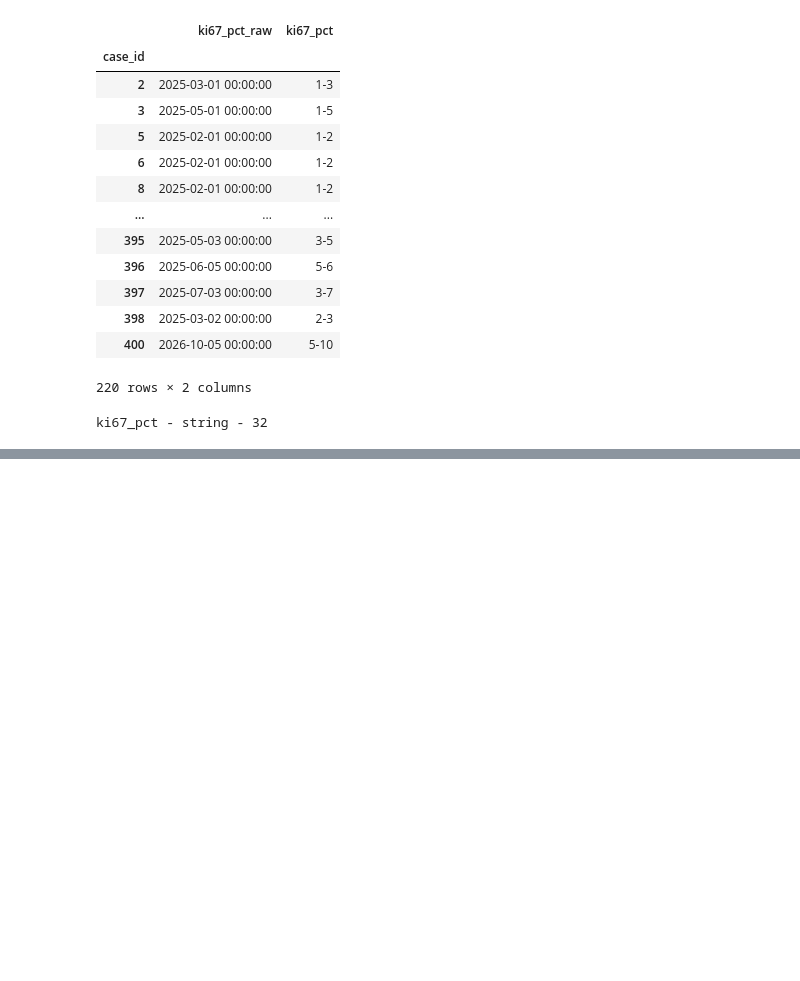
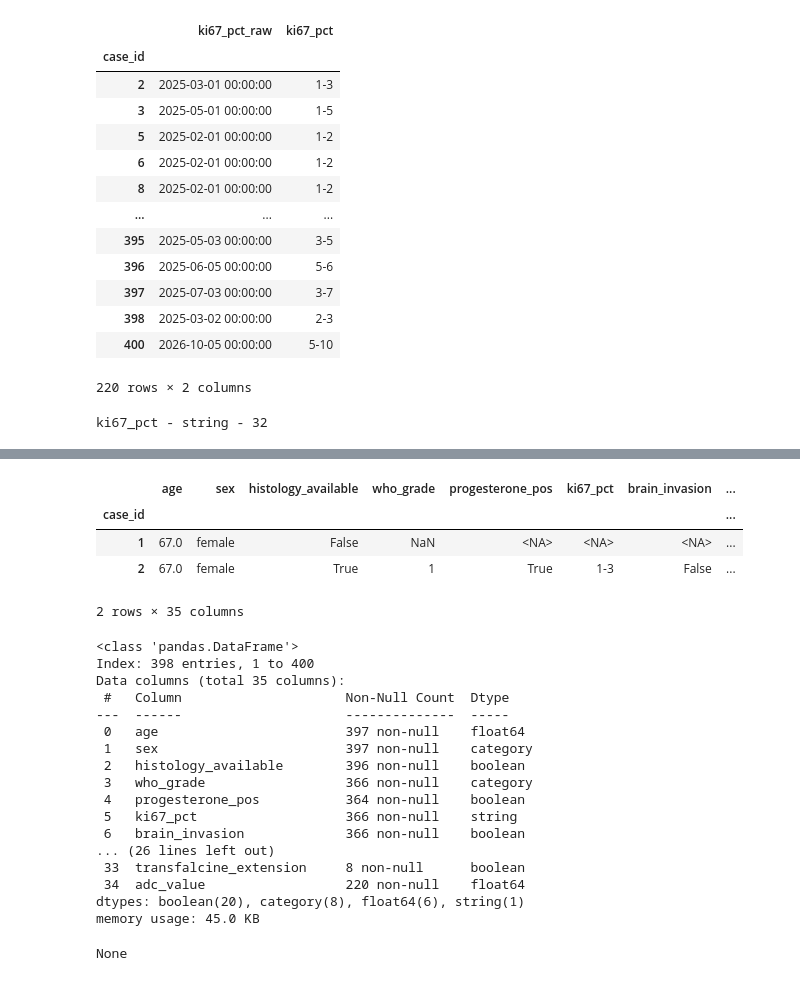
Before and after one commit to DrAndrushka/meningioma-atypier, a Jupyter notebook: meningioma_test_track.ipynb, the cells around one changed output, grey strips where cells are left out. Cells and saved outputs as stored; diff of their text form; code cells hidden in the pictures; blank space fills up the shorter version.

```diff
--- a/meningioma_test_track.ipynb
+++ b/meningioma_test_track.ipynb
@@ -57,22 +58,22 @@ COLUMN_RENAME_MAP = {
 
     "MRI izmeklējuma datums": "mri_date",
     "Puse, 1 - labā\n2 - kreisā\n3 - viduslīnija": "side",
-    "Lokalizācija: skull base / non–skull base, 0 - non-skull base\n1 - skull base": "skull_base",
+    "Lokalizācija: skull base / non–skull base, 0 - non-skull base\n1 - skull base": "tumor_location",
     "Cik meningiomas?": "meningioma_count",
 
     "Max diametrs, skaitlis,cm": "max_diameter_cm",
     "Tilpums": "tumor_volume",
     "Pamatmodalitāte analīzei, 0 - MRI\n1 - CT\n3 - MRI+CT": "base_modality",
     "K/v i/v, 0 - nav\n1 - ir": "iv_contrast",
-    "0 - primārs\n1 - recidīvs": "primary_vs_recurrent",
+    "0 - primārs\n1 - recidīvs": "tumor_episode",
 
-    "Audzēja robeža, 1 = gluda, \n2 = neregulāra": "tumor_margin_reg_vs_nonreg",
+    "Audzēja robeža, 1 = gluda, \n2 = neregulāra": "tumor_margin",
     "Dural tail sign, 0 - nav\n1 - ir": "dural_tail",
     "Gredzenveida kontrastēšanās (tumor capsular enhancement), 0 - nav\n1 - ir": "capsular_enhancement",
     "Kontrastēšanās veids, 0 - homogēna\n1 - heterogēna": "heterogeneous_enhancement",
 
     "Perifokāla tūska, 0 - nav\n1 - ir": "perifocal_edema",
-    "Perifokālas tūskas tilpums, cm2": "edema_volume_cm2",
+    "Perifokālas tūskas tilpums, cm2": "edema_volume_cm3",
     "Masas efekts, 0 - nav\n1 - ir": "mass_effect",
 
     "Audzēja kalcifikācija, 0 - nav\n1 - ir": "calcification",
@@ -123,11 +124,11 @@ def fix_sigita_to_numeric(x):
     return x
 
 really_numeric = ['age', 'sex', 'histology_available', 'who_grade', 'progesterone_pos',
-       'brain_invasion', 'hist_necrosis', 'side', 'skull_base',
+       'brain_invasion', 'hist_necrosis', 'side', 'tumor_location',
        'meningioma_count', 'max_diameter_cm', 'tumor_volume', 'base_modality',
-       'iv_contrast', 'primary_vs_recurrent', 'tumor_margin_reg_vs_nonreg',
+       'iv_contrast', 'tumor_episode', 'tumor_margin',
        'dural_tail', 'capsular_enhancement', 'heterogeneous_enhancement',
-       'perifocal_edema', 'edema_volume_cm2', 'mass_effect', 'calcification',
+       'perifocal_edema', 'edema_volume_cm3', 'mass_effect', 'calcification',
        'cystic_component', 'necrosis', 'hemorrhage', 'hyperostosis',
        'cortical_destruction', 'dwi_hyperintensity', 't2_hyperintensity',
        't1_hypointensity', 'sinus_invasion', 'transfalcine_extension',
@@ -346,16 +329,27 @@ hemorrhage - float64 - values:3
 # %%
-#🟧🟧🟧 Value Renaming
+#🟧🟧🟧 Boolean - Value Renaming and Dtyping
+bool_cols = [
+    'histology_available', 'progesterone_pos',
+    'brain_invasion', 'hist_necrosis',
+    'iv_contrast', 'dural_tail', 'capsular_enhancement', 'heterogeneous_enhancement',
+    'perifocal_edema', 'mass_effect', 'calcification',
+    'cystic_component', 'necrosis', 'hemorrhage', 'hyperostosis',
+    'cortical_destruction', 'dwi_hyperintensity', 't2_hyperintensity',
+    't1_hypointensity', 'transfalcine_extension',]
+
+for col in bool_cols: print(f"{col} - {df[col].dtype} - values:{df[col].nunique()}")
+
 df.histology_available = df.histology_available.replace(2, pd.NA)
-df.skull_base = df.skull_base.replace(2, pd.NA)
-df.primary_vs_recurrent = df.primary_vs_recurrent.replace(2, pd.NA)
-df.primary_vs_recurrent = df.primary_vs_recurrent.replace('multiplas', pd.NA)
-df.tumor_margin_reg_vs_nonreg = df.tumor_margin_reg_vs_nonreg.replace(0, pd.NA).replace(1, 0).replace(2, 1)
 df.hemorrhage = df.hemorrhage.replace(2, pd.NA)
 df.progesterone_pos = df.progesterone_pos.replace(2, pd.NA)
 
 #⏹️⏹️⏹️ VIEWER
 display(df.head(2))
-for col in df.columns:
-    if col not in {"age", "who_grade", "adc_value", "ki67_pct", "tumor_volume", "edema_volume_cm2", "sinus_invasion", "max_diameter_cm", "meningioma_count", "side", "base_modality"}:
-        assert df[col].nunique() <= 2
+for col in bool_cols:
+    vals = set(df[col].dropna().unique())
+    assert vals <= {0, 1}, f"{col}: bad values {vals}"
+
+df[bool_cols] = df[bool_cols].astype('boolean')
+
+df.info()
 # %% [output]
@@ -380,0 +490,28 @@ for col in df.columns:
+# %%
+#⏹️⏹️⏹️ VIEWER
+display(df.head(2))
+display(df.info())
+# %% [output]
+|  | age | sex | histology_available | who_grade | progesterone_pos | ki67_pct | brain_invasion | ... |
+| case_id |  |  |  |  |  |  |  | ... |
+| 1 | 67.0 | female | False | NaN | <NA> | <NA> | <NA> | ... |
+| 2 | 67.0 | female | True | 1 | True | 1-3 | False | ... |
+2 rows × 35 columns
+<class 'pandas.DataFrame'>
+Index: 398 entries, 1 to 400
+Data columns (total 35 columns):
+ #   Column                     Non-Null Count  Dtype
+---  ------                     --------------  -----
+ 0   age                        397 non-null    float64
+ 1   sex                        397 non-null    category
+ 2   histology_available        396 non-null    boolean
+ 3   who_grade                  366 non-null    category
+ 4   progesterone_pos           364 non-null    boolean
+ 5   ki67_pct                   366 non-null    string
+ 6   brain_invasion             366 non-null    boolean
+... (26 lines left out)
+ 33  transfalcine_extension     8 non-null      boolean
+ 34  adc_value                  220 non-null    float64
+dtypes: boolean(20), category(8), float64(6), string(1)
+memory usage: 45.0 KB
+None
```
Also changed, not shown: parts of 13 cells of this notebook.
